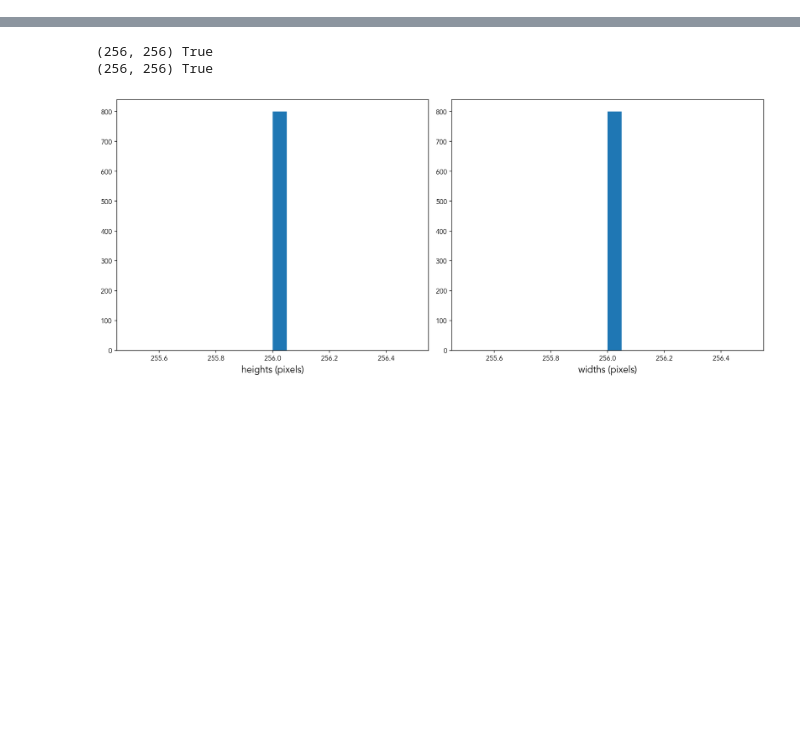
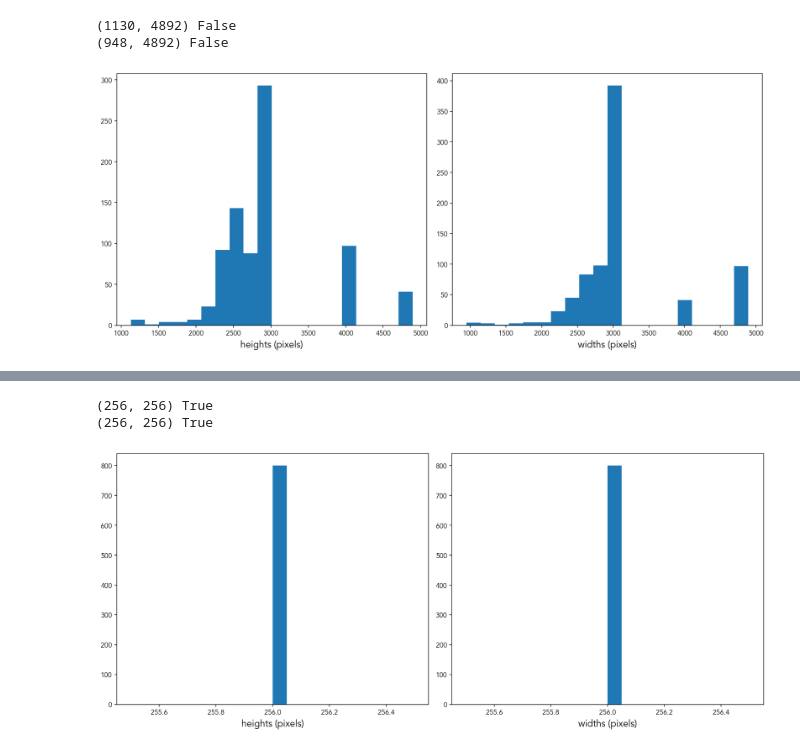
Before and after one commit to harryroper96/xray_abnormality_detector, a Jupyter notebook: xray_abnormality_detector.ipynb, the cells around one changed output, grey strips where cells are left out. Cells and saved outputs as stored; diff of their text form; code cells hidden in the pictures; blank space fills up the shorter version.

```diff
--- a/xray_abnormality_detector.ipynb
+++ b/xray_abnormality_detector.ipynb
@@ -63,2 +86,2 @@ from keras.preprocessing.image import ImageDataGenerator
 # %%
-# X, y = encode_images()
+X, y = encode_images()
@@ -85,4 +112,8 @@ def plot_dimensions(X, save=False):
     if save:
         fig.savefig('xray_visualisations/dimensions.png')
 # %%
-# plot_dimensions(X, save=True)
+plot_dimensions(X, save=True)
+# %% [output]
+(1130, 4892) False
+(948, 4892) False
+[figure, added]
```
Also changed, not shown: parts of 24 cells of this notebook.
